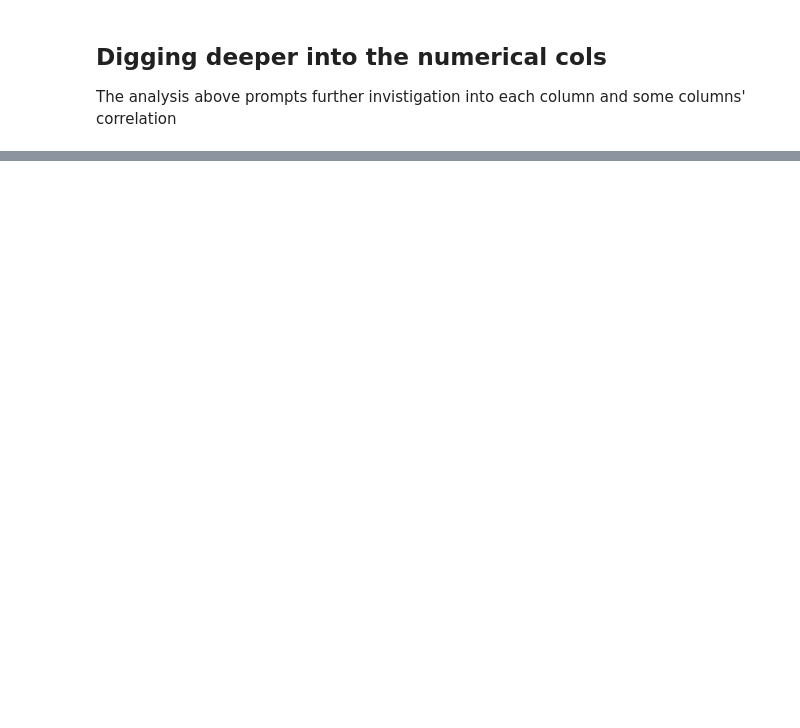
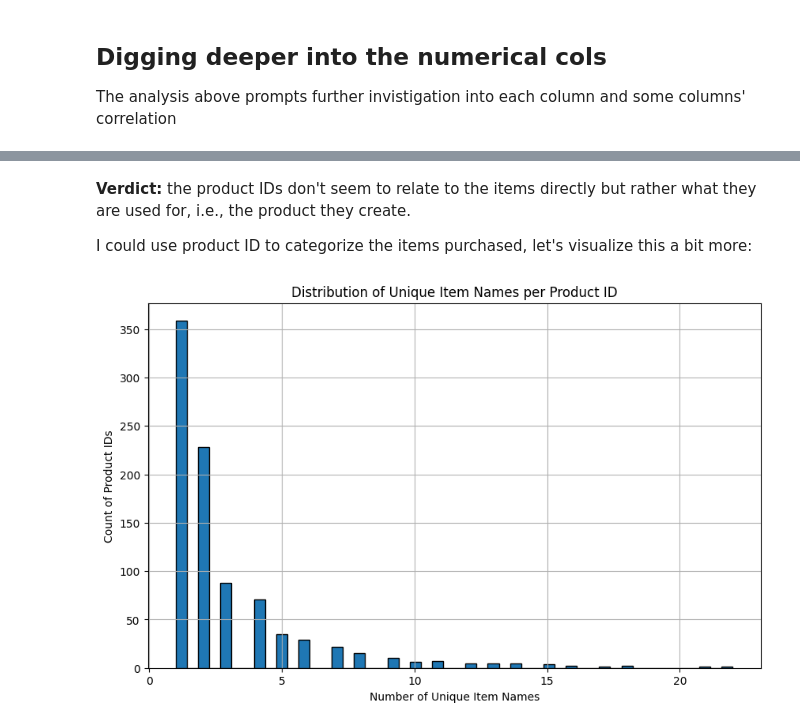
Before and after one commit to abodeza/Purchase_Data_Analysis, a Jupyter notebook: notebooks/EDA.ipynb, the cells around one changed output, grey strips where cells are left out. Cells and saved outputs as stored; diff of their text form; code cells hidden in the pictures; blank space fills up the shorter version.

```diff
--- a/notebooks/EDA.ipynb
+++ b/notebooks/EDA.ipynb
@@ -139,0 +322,11 @@ These follow an oddly similar distribution, let's see if they exactly match
+# %%
+# AI-Assisted block of code to see the relationship between Product IDs and Item Names
+# Number of unique item names per product
+item_per_product = df.groupby("Product ID")["Item Name"]
+item_per_product_nunique = item_per_product.nunique()
+
+# Products with >1 unique item name
+conflicts = item_per_product_nunique[item_per_product_nunique > 1]
+
+print("Total products:", len(item_per_product_nunique))
+print("Products with conflicting item names:", len(conflicts))
@@ -139,0 +362,14 @@ These follow an oddly similar distribution, let's see if they exactly match
+# %% [markdown]
+**Verdict:** the product IDs don't seem to relate to the items directly but rather what they are used for, i.e., the product they create.
+
+I could use product ID to categorize the items purchased, let's visualize this a bit more:
+# %%
+plt.figure(figsize=(10, 6))
+plt.hist(item_per_product_nunique, bins=50, edgecolor='k')
+plt.title("Distribution of Unique Item Names per Product ID")
+plt.xlabel("Number of Unique Item Names")
+plt.ylabel("Count of Product IDs")
+plt.grid(True)
+plt.show()
+# %% [output]
+[figure, added]
```
Also changed, not shown: parts of 62 cells of this notebook.
